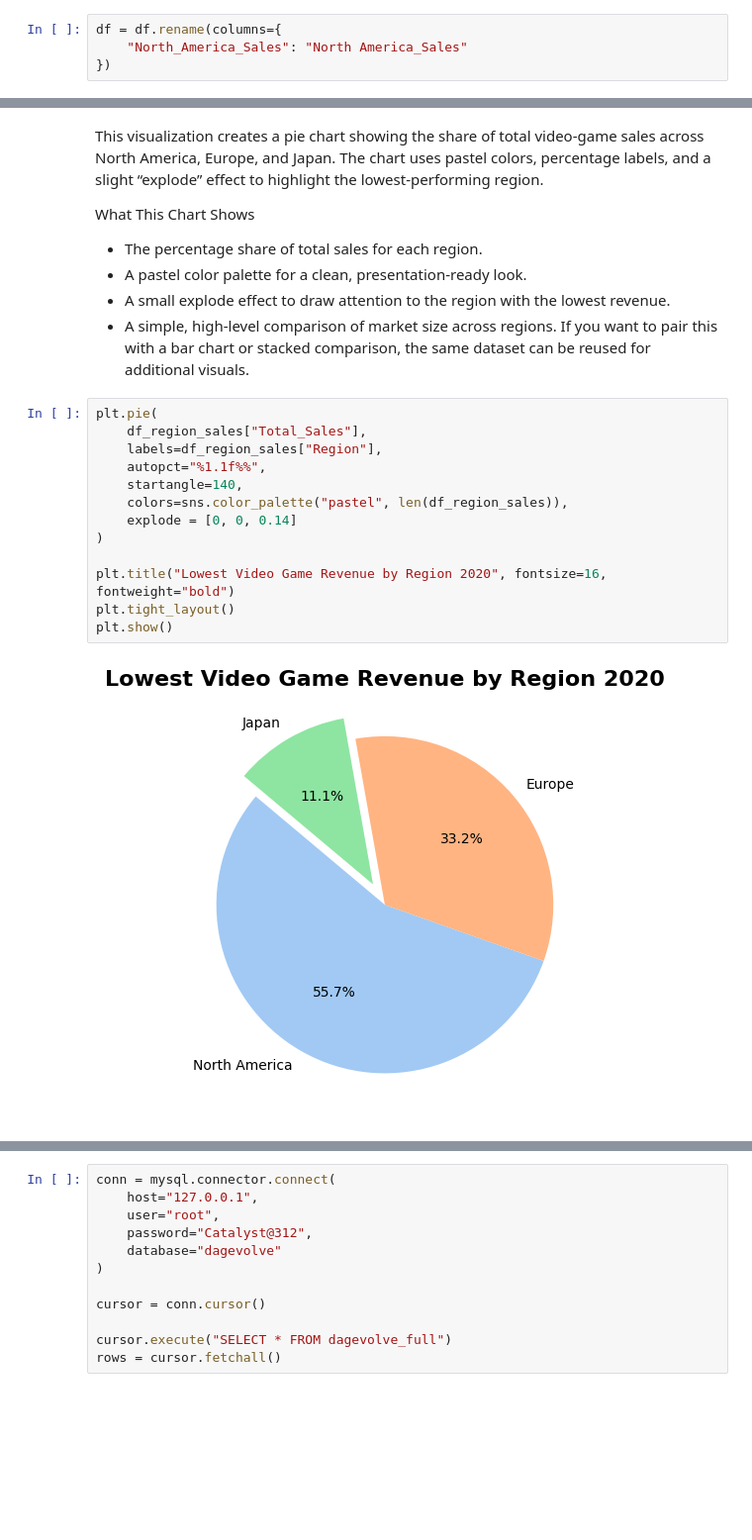
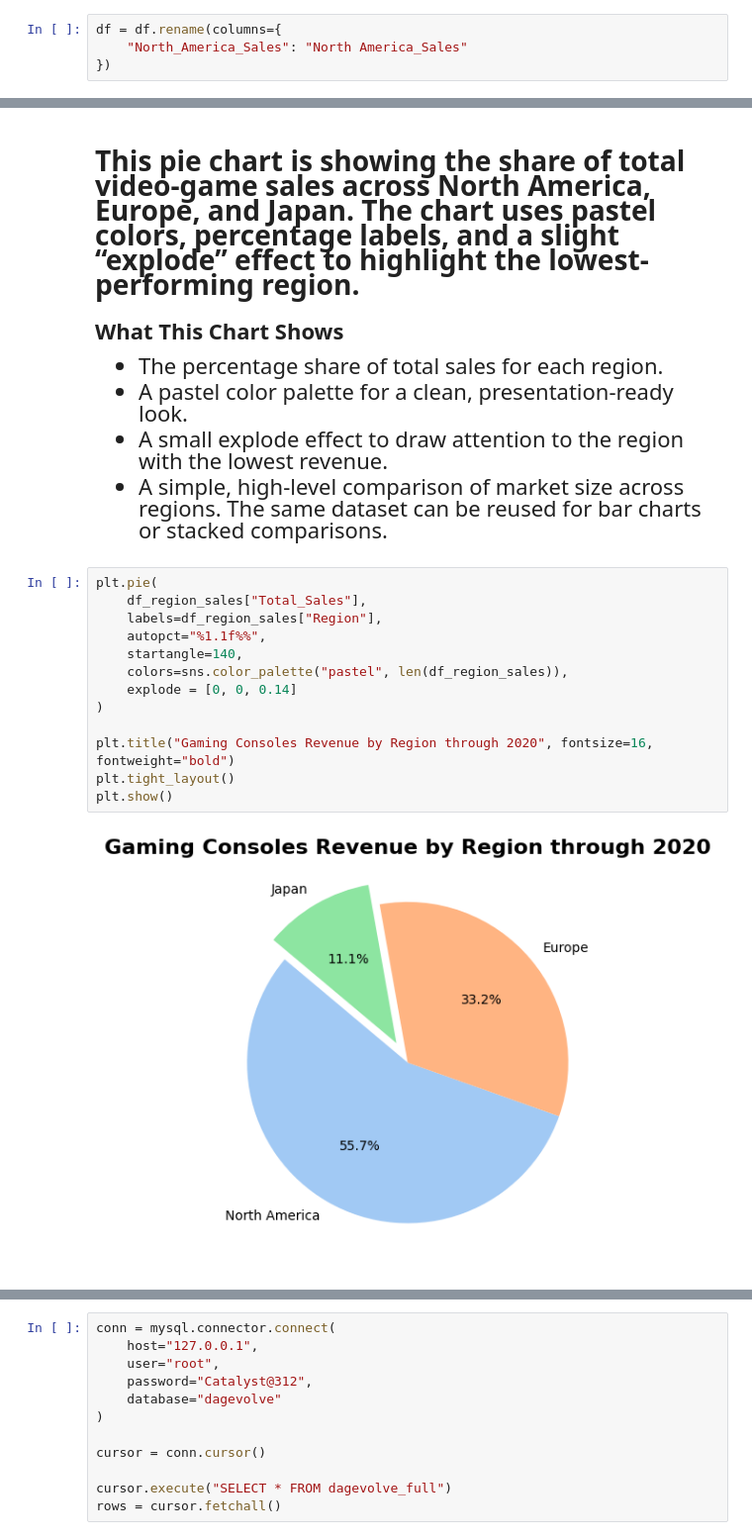
Before and after one commit to Teerp1986/The-Evolution-Of-Gaming, a Jupyter notebook: notebook/gamevolve.ipynb, the cells around one changed output, grey strips where cells are left out. Shown at 99% size. Saved outputs shown, nothing was run; the diff lists cells and outputs as text; blank space fills up the shorter version.

```diff
--- a/notebook/gamevolve.ipynb
+++ b/notebook/gamevolve.ipynb
@@ -566,27 +457,30 @@ df.head()
 | 3 | Deadly Duck | Atari 2600 | 1981 | Shooter | 20th Century Fox Video Games | Home | Atari | 1977 | ... |
 | 4 | Porky's | Atari 2600 | 1982 | Action | 20th Century Fox Video Games | Home | Atari | 1977 | ... |
 # %% [markdown]
-This visualization creates a pie chart showing the share of total video‑game sales across North America, Europe, and Japan. The chart uses pastel colors, percentage labels, and a slight “explode” effect to highlight the lowest‑performing region.
+<div style="font-family:'Times New Roman'; font-size:22px; font-weight:400;">
 
-What This Chart Shows
+### This pie chart is showing the share of total video-game sales across North America, Europe, and Japan. The chart uses pastel colors, percentage labels, and a slight “explode” effect to highlight the lowest-performing region.
+
+#### What This Chart Shows
 - The percentage share of total sales for each region.
-- A pastel color palette for a clean, presentation‑ready look.
+- A pastel color palette for a clean, presentation-ready look.
 - A small explode effect to draw attention to the region with the lowest revenue.
-- A simple, high‑level comparison of market size across regions.
-If you want to pair this with a bar chart or stacked comparison, the same dataset can be reused for additional visuals.
+- A simple, high-level comparison of market size across regions. The same dataset can be reused for bar charts or stacked comparisons.
+
+</div>
 # %%
 plt.pie(
     df_region_sales["Total_Sales"],
     labels=df_region_sales["Region"],
     autopct="%1.1f%%",
     startangle=140,
     colors=sns.color_palette("pastel", len(df_region_sales)),
     explode = [0, 0, 0.14]
 )
 
-plt.title("Lowest Video Game Revenue by Region 2020", fontsize=16, fontweight="bold")
+plt.title("Gaming Consoles Revenue by Region through 2020", fontsize=16, fontweight="bold")
 plt.tight_layout()
 plt.show()
 # %% [output]
-[figure, old version]
+[figure, new version]
 # %% [markdown]
```
Also changed, not shown: parts of 26 cells of this notebook, 6 other files.
